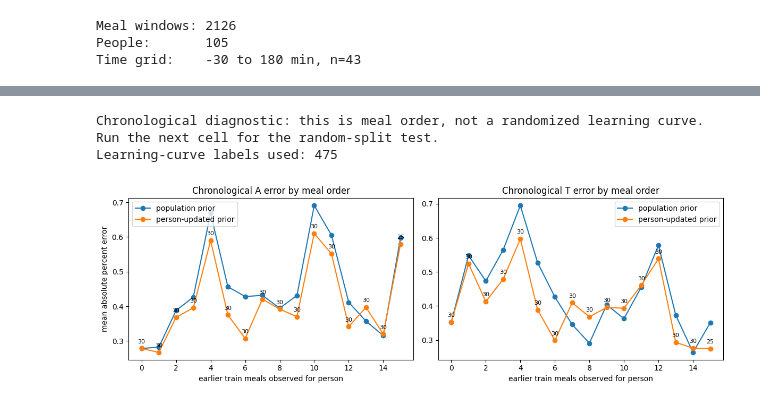
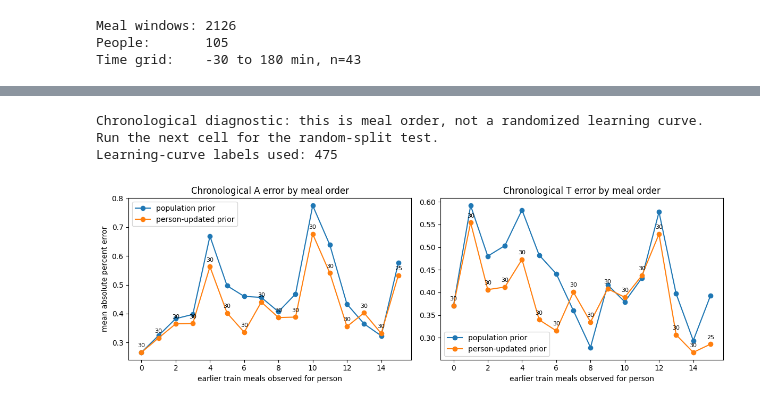
Before and after one commit to vskantze/dynamic-metabolic-state, a Jupyter notebook: nbs/mode2_online_bayesian_meal_identification_real_data.ipynb, the cells around one changed output, grey strips where cells are left out. Drawn from its saved outputs; the diff is of its cells as text; code cells hidden in the pictures.

```diff
--- a/nbs/mode2_online_bayesian_meal_identification_real_data.ipynb
+++ b/nbs/mode2_online_bayesian_meal_identification_real_data.ipynb
@@ -345,9 +345,45 @@ def split_meals_by_person(ds, train_frac=0.70, min_train=5, min_test=2):
     return train_idx, test_idx
 
 
+def is_standardized_test_meal_entry(meal):
+    text = f"{meal.get('meal_type', '')} {meal.get('meal_id', '')}".lower()
+    text = text.replace("_", " ").replace("-", " ")
+    return "test meal 1" in text or "test meal 2" in text
+
+
 train_idx, test_idx = split_meals_by_person(mode2_dataset)
+standardized_test_meal_idx = [
+    idx for idx, meal in enumerate(mode2_dataset.meals)
+    if is_standardized_test_meal_entry(meal)
+]
+standardized_test_meal_idx_set = set(standardized_test_meal_idx)
+
+# Discovery/model fitting excludes standardized test meals so the phenotype
+# clusters can be validated on those meals later without leakage.
+model_train_idx = [idx for idx in train_idx if idx not in standardized_test_meal_idx_set]
+model_test_idx = [idx for idx in test_idx if idx not in standardized_test_meal_idx_set]
+
+standardized_test_exclusion_summary = pd.DataFrame([
+    {
+        "split": "train",
+        "total_meals": len(train_idx),
+        "standardized_test_meals_excluded": len([idx for idx in train_idx if idx in standardized_test_meal_idx_set]),
+        "model_meals_after_exclusion": len(model_train_idx),
+    },
+    {
+        "split": "test",
+        "total_meals": len(test_idx),
+        "standardized_test_meals_excluded": len([idx for idx in test_idx if idx in standardized_test_meal_idx_set]),
+        "model_meals_after_exclusion": len(model_test_idx),
+    },
+])
+
 print(f"Train meals: {len(train_idx)}")
 print(f"Test meals:  {len(test_idx)}")
+print(f"Standardized test meals reserved for validation: {len(standardized_test_meal_idx)}")
+print(f"Model train meals after exclusion: {len(model_train_idx)}")
+print(f"Model test meals after exclusion:  {len(model_test_idx)}")
+standardized_test_exclusion_summary
 # %% [output]
 Train meals: 1448
 Test meals:  678
@@ -1488,7 +1644,7 @@ MAX_LEARNING_CURVE_PRIOR_MEALS_SHOWN = 19
 POOLED_DIAGNOSTIC_MAX_LEARNING_CURVE_LABEL_MEALS = 200
 if globals().get("POOL_ALL_PEOPLE_AS_ONE_PERSON_DIAGNOSTIC", False):
     MAX_LEARNING_CURVE_PEOPLE = 1
-    MAX_LEARNING_CURVE_TOTAL_LABEL_MEALS = min(POOLED_DIAGNOSTIC_MAX_LEARNING_CURVE_LABEL_MEALS, len(train_idx))
+    MAX_LEARNING_CURVE_TOTAL_LABEL_MEALS = min(POOLED_DIAGNOSTIC_MAX_LEARNING_CURVE_LABEL_MEALS, len(model_train_idx))
     MAX_LEARNING_CURVE_MEALS_PER_PERSON = MAX_LEARNING_CURVE_TOTAL_LABEL_MEALS
     MAX_LEARNING_CURVE_PRIOR_MEALS_SHOWN = MAX_LEARNING_CURVE_MEALS_PER_PERSON - 1
 
@@ -1620,7 +1776,7 @@ def estimate_person_learning_curve(rows, prior_strength=PERSON_OFFSET_PRIOR_STRE
     return pd.DataFrame(learning_rows)
 
 
-learning_curve_label_rows = build_learning_curve_label_rows(mode2_dataset, train_idx)
+learning_curve_label_rows = build_learning_curve_label_rows(mode2_dataset, model_train_idx)
 person_learning_df = estimate_person_learning_curve(learning_curve_label_rows)
 learning_summary = person_learning_df.groupby("prior_meals_capped").agg(
     n_meals=("idx", "count"),
@@ -1658,32 +1814,32 @@ for _, row in learning_summary.iterrows():
         int(row["n_meals"]),
         (row["prior_meals_capped"], row["A_personalized_pct_error"]),
         textcoords="offset points",
         xytext=(0, 7),
         ha="center",
         fontsize=8,
     )
 
 axes[1].plot(learning_summary["prior_meals_capped"], learning_summary["T_base_pct_error"], marker="o", label="population prior")
 axes[1].plot(learning_summary["prior_meals_capped"], learning_summary["T_personalized_pct_error"], marker="o", label="person-updated prior")
 axes[1].set_title("Chronological T error by meal order")
 axes[1].set_xlabel("earlier train meals observed for person")
 axes[1].legend()
 for _, row in learning_summary.iterrows():
     axes[1].annotate(
         int(row["n_meals"]),
         (row["prior_meals_capped"], row["T_personalized_pct_error"]),
         textcoords="offset points",
         xytext=(0, 7),
         ha="center",
         fontsize=8,
     )
 
 plt.tight_layout()
 plt.show()
 
 learning_summary
 # %% [output]
 Chronological diagnostic: this is meal order, not a randomized learning curve. Run the next cell for the random-split test.
 Learning-curve labels used: 475
-[figure, old version]
+[figure, new version]
 |  | prior_meals_capped | n_meals | n_people | A_base_pct_error | A_personalized_pct_error | T_base_pct_error | ... |
```
Also changed, not shown: parts of 28 cells of this notebook.
